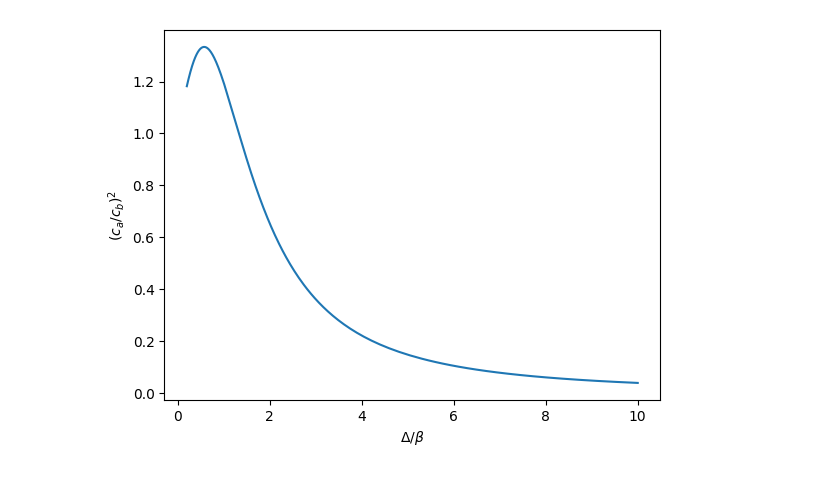
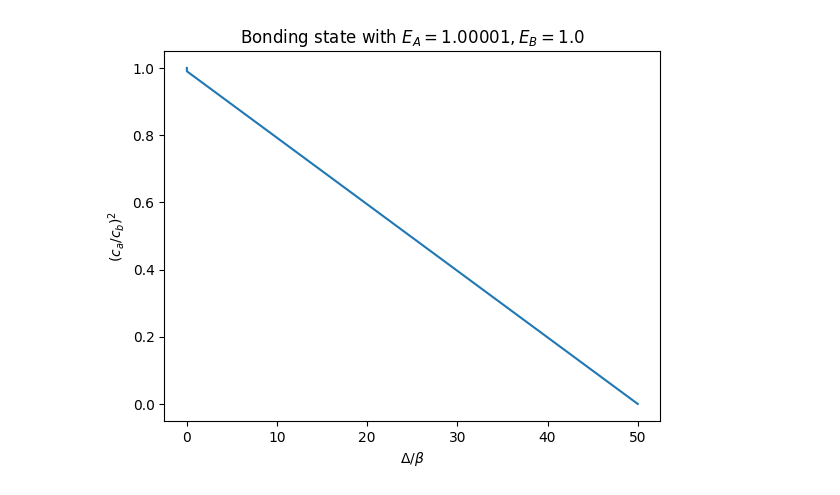
Before and after one commit to UriAceves/QuantumTheoryofMaterialsHW, a Jupyter notebook: HW02/ratios.ipynb, the cells around one changed output. Drawn from its saved outputs; the diff is of its cells as text; code cells hidden in the pictures.

Commit message:
Plots finished

```diff
--- a/HW02/ratios.ipynb
+++ b/HW02/ratios.ipynb
@@ -3,30 +163,32 @@ using PyPlot
 # %%
-E_a = 100.
+E_a = 1.00001
 E_b = 1.
 
-Δ = E_a - E_b
+Δ = (E_a - E_b)/2
 
 points = 1000
 
-x_range = linspace(0.1,5,points)
+x_range = linspace(0.0000001,1.,points)
 
 β_array = zeros(x_range)
 E_array = zeros(x_range)
 ratios = zeros(x_range)
 domain = zeros(x_range)
 for i in 1:points
-    β_array[i] = x_range[i]*Δ
-    E_array[i] = (E_a + E_b)/2 + sqrt(Δ^2 + β_array[i]^2)
-    γ = (E_array[i]-E_a)/β_array[i]
-    c_a = 1/sqrt(1+γ)
-    c_b = γ*c_a
+    β_array[i] = x_range[i]
+    E_array[i] = (E_a + E_b)/2 - sqrt(Δ^2 + β_array[i]^2)
+    γ = (E_a - E_array[i])/β_array[i]
+    c_a = 1/sqrt(1+γ^2)
+    c_b = -γ*c_a
     ratios[i] = (c_a/c_b)^2
     domain[i] = Δ/β_array[i]
 end
 
 plot(domain,ratios)
 xlabel(L"\Delta/\beta")
 ylabel(L"(c_a/c_b)^2")
+title("Bonding state with "*L"$E_A = 1.00001, E_B=1.0$")
+savefig("bond-1-mal.png")
 show()
 # %% [output]
-[figure, old version]
+[figure, new version]
```
Also changed, not shown: parts of 8 cells of this notebook, 8 other files.
